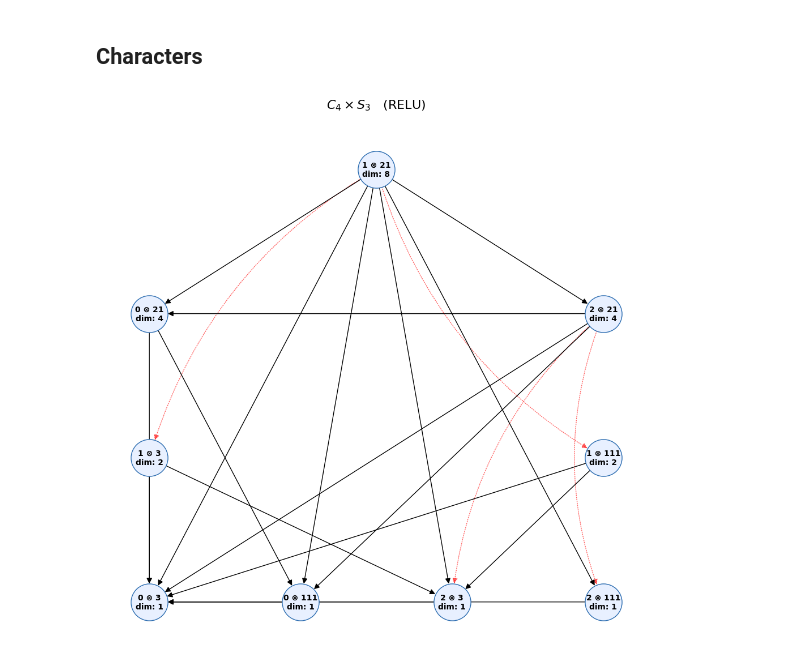
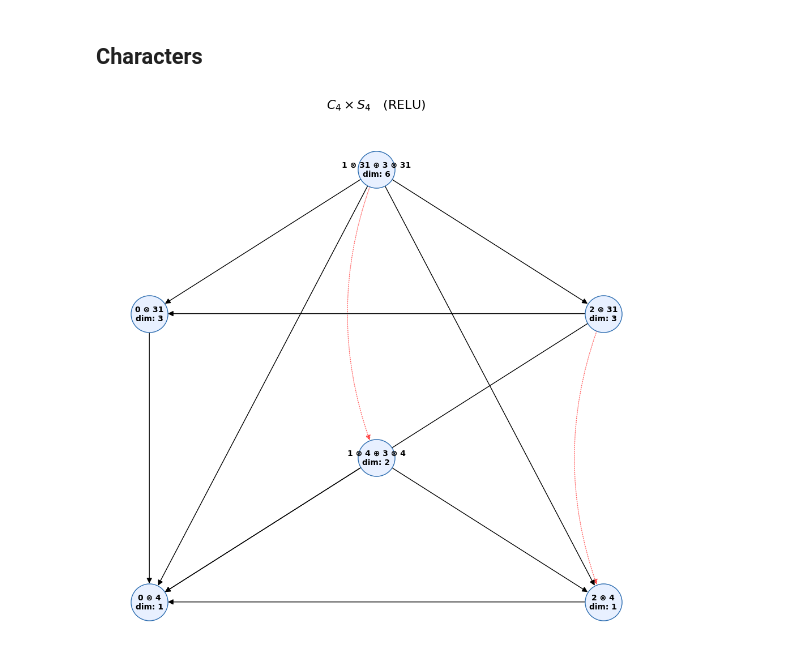
Before and after one commit to ManiShayestehfar/Masters, a Jupyter notebook: equivarient_NN/finite_groups/Cn_X_Sk_Sk-1.ipynb, the cells around one changed output. Drawn from its saved outputs; the diff is of its cells as text; code cells hidden in the pictures.

```diff
--- a/equivarient_NN/finite_groups/Cn_X_Sk_Sk-1.ipynb
+++ b/equivarient_NN/finite_groups/Cn_X_Sk_Sk-1.ipynb
@@ -135,7 +135,7 @@ def Cn_character_table(n, labels=None):
         table.append(row)
 
     if labels is None:
-        labels = [rf"\chi_{j}" for j in range(n)]
+        labels = [str(j) for j in range(n)]
 
     return np.array(table, dtype=object), labels
 
@@ -210,7 +210,7 @@ def direct_prod_irrep_mats(Cn_n, Sk_n, Cn_labels, Sk_labels):
             if s not in Sk_irreps:
                 raise ValueError(f"S_k irrep label {s} not found in irreps_mats_Sn.")
 
-            label = rf"${c} ⊗ {s}$"
+            label = f"{c} ⊗ {s}"
             rho_c = Cn_irreps[c]
             rho_s = Sk_irreps[s]
 
@@ -242,7 +242,7 @@ def run(Cn, Sk, H, n, activation_fn,
     else:
         solver.set_subgroup(H)
 
-    Cn_table, Cn_labels = Cn_character_table(n[0], labels=["0", "1", "2"])
+    Cn_table, Cn_labels = Cn_character_table(n[0])
     Sk_char_map, Sk_labels, Sk_partition_map = Sk_character_table_map(Sk, n[1])
 
     class_char_map, labels = direct_prod_character_table(
@@ -255,8 +255,6 @@ def run(Cn, Sk, H, n, activation_fn,
     solver.load_character_table(class_char_map, labels)
 
     if refine:
-        # Minimal fix: refinement needs product irrep matrices whose keys
-        # match the tensor-product labels loaded above.
         if irrep_mats is None:
             irrep_mats = direct_prod_irrep_mats(n[0], n[1], Cn_labels, Sk_labels)
         solver.load_irrep_matrices(irrep_mats)
@@ -279,24 +277,24 @@ def run(Cn, Sk, H, n, activation_fn,
 
     return graph, solver
 # %%
-n = [4,3]
+n = [4,4]
 
 activation_fn = RELU
-regular = True
+regular = False
 refine = False
 interction = False
 
 Cn = build_Cn(n[0])
 Sk = build_Sk(n[1])
 H = build_H(n[1])
 
 graph, solver = run(Cn, Sk, H, n, activation_fn,
                     regular=regular,
                     refine=refine,
                     interaction=interction,
                     figsize=(10,10),
                     show_self_loops=False)
 # %% [output]
-[figure, old version]
+[figure, new version]
 # %%
 import pandas as pd
```
Also changed, not shown: parts of 2 cells of this notebook, 3 other files.
